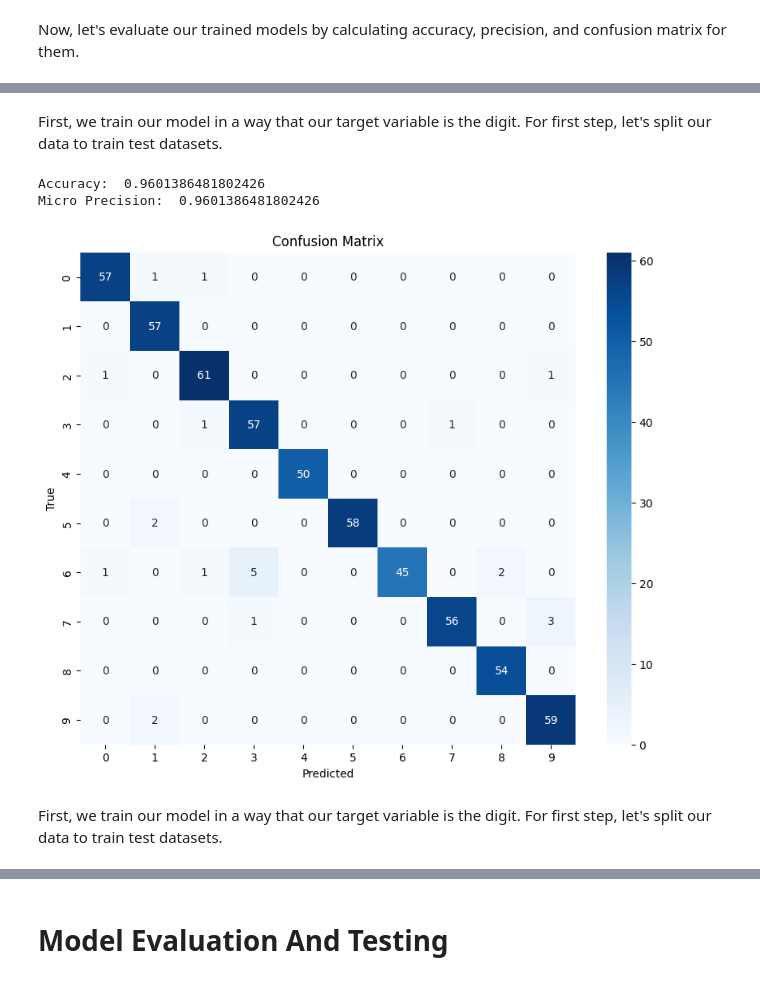
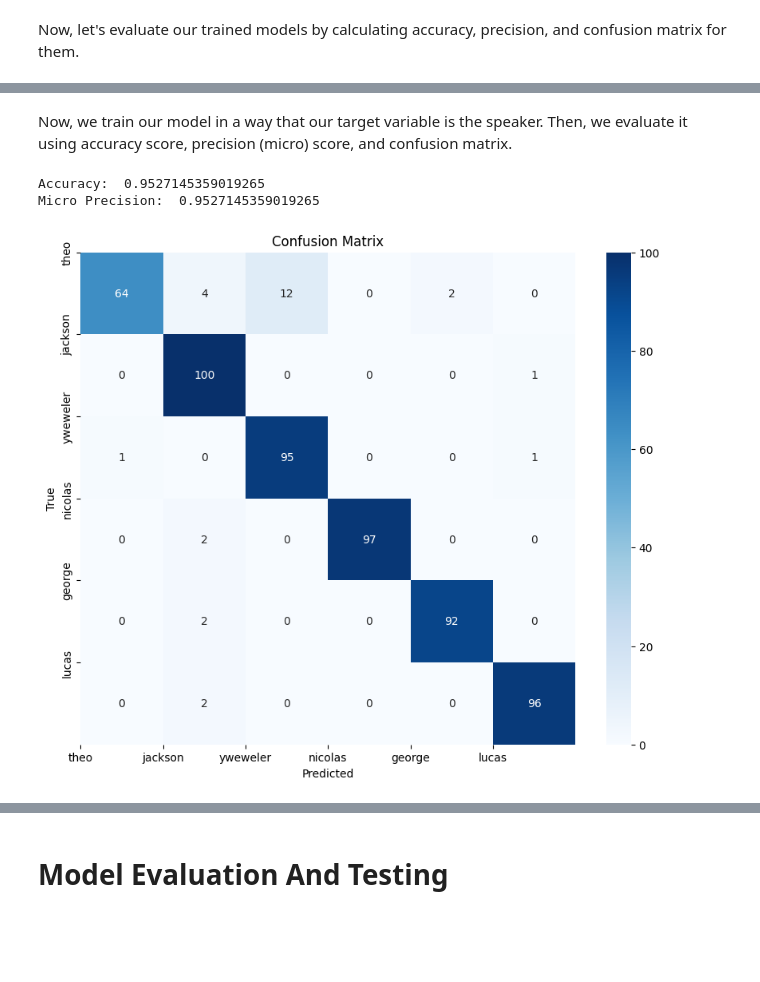
Before and after one commit to ArshiAbolghasemi/AI-UT, a Jupyter notebook: hidden-markov-models/speech_recognition.ipynb, the cells around one changed output, grey strips where cells are left out. Cells and saved outputs as stored; diff of their text form; code cells hidden in the pictures; blank space fills up the shorter version.

Commit message:
feat: scratch implementation of accuracy, precision and confusion matrix

```diff
--- a/hidden-markov-models/speech_recognition.ipynb
+++ b/hidden-markov-models/speech_recognition.ipynb
@@ -290,35 +295,3 @@ def split_test_train_data(mfcc_feats: Dict[Union[int, str], List[np.ndarray]],
   return X_train, X_test, Y_test
 # %% [markdown]
 Now, let's evaluate our trained models by calculating accuracy, precision, and confusion matrix for them.
-# %%
-def plot_confusion_matrix(confusion_matrix: np.ndarray) -> None:
-  plt.figure(figsize=(10, 8))
-  sns.heatmap(confusion_matrix, annot=True, cmap='Blues', fmt='d')
-  plt.xlabel('Predicted')
-  plt.ylabel('True')
-  plt.title('Confusion Matrix')
-  plt.show()
-
-def evaluate_model_digits(trained_models: Dict[Union[int, str], hmm.GaussianHMM],
-                          mfcc_feats_test: List[np.ndarray],
-                          Y_test: List[Union[int, str]]) -> None:
-  Y_predict = []
-  test_size = len(mfcc_feats_test)
-  for y, mfcc in zip(Y_test, mfcc_feats_test):
-    max_score = float('-inf')
-    predict = None
-    for label, hmm in trained_models.items():
-      score = hmm.score(mfcc)
-      if not score > max_score: continue
-
-      max_score = score
-      predict = label
-
-    Y_predict.append(predict)
-
-  accuracy = accuracy_score(Y_test, Y_predict)
-  print("Accuracy: ", accuracy)
-  precision = precision_score(Y_test, Y_predict, average='micro')
-  print("Micro Precision: ", precision)
-  cm = confusion_matrix(Y_test, Y_predict)
-  plot_confusion_matrix(cm)
@@ -325,14 +385,12 @@ def evaluate_model_digits(trained_models: Dict[Union[int, str], hmm.GaussianHMM]
 # %% [markdown]
-First, we train our model in a way that our target variable is the digit.
-For first step, let's split our data to train test datasets.
+Now, we train our model in a way that our target variable is the speaker.
+Then, we evaluate it using accuracy score, precision (micro) score, and confusion matrix.
 # %%
-X_train, X_test, Y_test = split_test_train_data(mfcc_features_group_by_digit)
-digit_target_var_trained_models = train_hmms(mfcc_features_group_by_digit)
-evaluate_model_digits(digit_target_var_trained_models, X_test, Y_test)
+X_train, X_test, Y_test = split_test_train_data(mfcc_features_group_by_speaker)
+speaker_target_var_trained_models = train_hmms(mfcc_features_group_by_speaker)
+evaluate_model(speaker_target_var_trained_models, X_test, Y_test,
+                      list(set(speakers)))
 # %% [output]
-Accuracy:  0.9601386481802426
-Micro Precision:  0.9601386481802426
+Accuracy:  0.9527145359019265
+Micro Precision:  0.9527145359019265
-[figure, old version]
+[figure, new version]
-# %% [markdown]
-First, we train our model in a way that our target variable is the digit.
-For first step, let's split our data to train test datasets.
```
Also changed, not shown: parts of 9 cells of this notebook.
